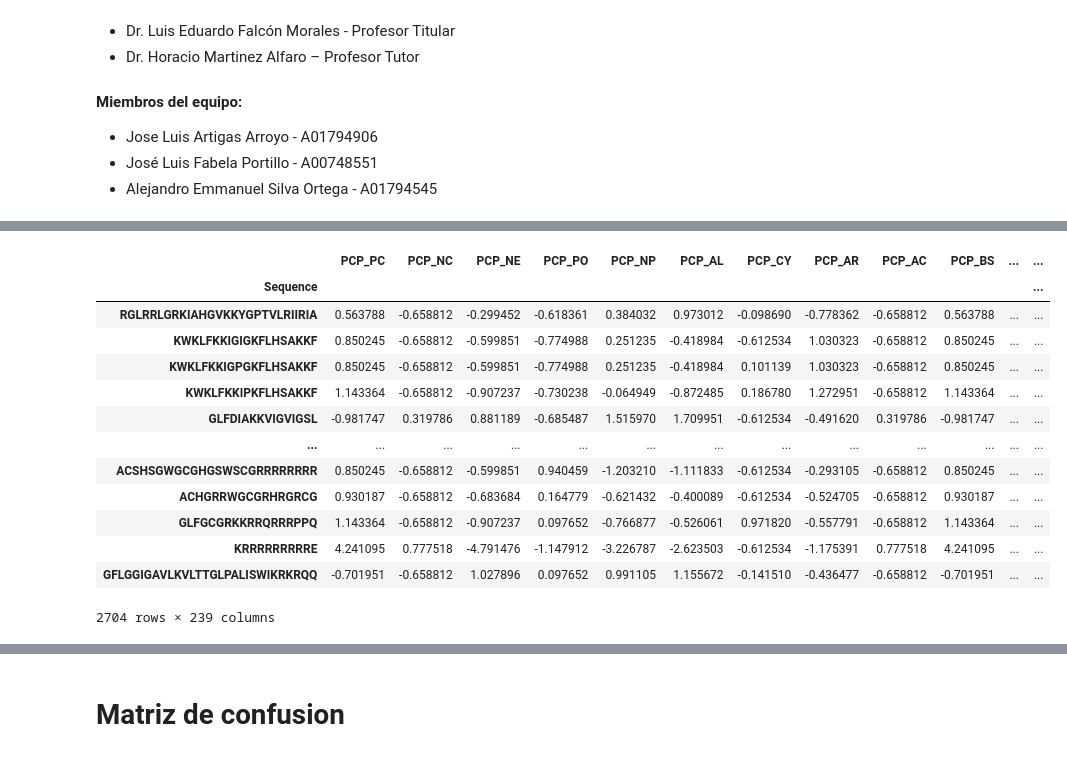
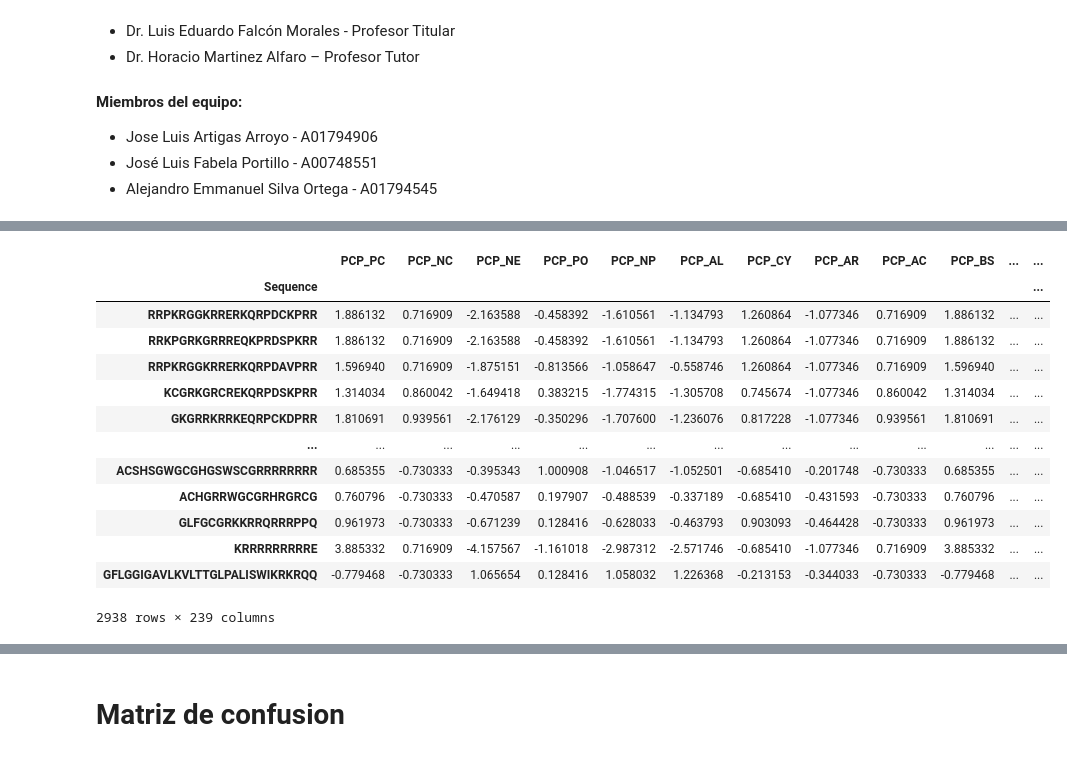
Before and after one commit to A01795375/Proyecto_Integrador_cancer, a Jupyter notebook: notebooks/Avance 5.ipynb, the cells around one changed output, grey strips where cells are left out. Drawn from its saved outputs; the diff is of its cells as text; code cells hidden in the pictures.

```diff
--- a/notebooks/Avance 5.ipynb
+++ b/notebooks/Avance 5.ipynb
@@ -62,21 +64,21 @@ vegf_data
 # %%
-vegf_seqs = pd.read_csv('../data/processed/vegf_processed.csv', index_col='Sequence')
+vegf_seqs = pd.read_csv('../data/processed/vegf_augmented_processed.csv', index_col='Sequence')
 vegf_seqs
 # %% [output]
 |  | PCP_PC | PCP_NC | PCP_NE | PCP_PO | PCP_NP | PCP_AL | PCP_CY | PCP_AR | PCP_AC | PCP_BS | ... | ... |
 | Sequence |  |  |  |  |  |  |  |  |  |  |  | ... |
-| RGLRRLGRKIAHGVKKYGPTVLRIIRIA | 0.563788 | -0.658812 | -0.299452 | -0.618361 | 0.384032 | 0.973012 | -0.098690 | -0.778362 | -0.658812 | 0.563788 | ... | ... |
-| KWKLFKKIGIGKFLHSAKKF | 0.850245 | -0.658812 | -0.599851 | -0.774988 | 0.251235 | -0.418984 | -0.612534 | 1.030323 | -0.658812 | 0.850245 | ... | ... |
-| KWKLFKKIGPGKFLHSAKKF | 0.850245 | -0.658812 | -0.599851 | -0.774988 | 0.251235 | -0.418984 | 0.101139 | 1.030323 | -0.658812 | 0.850245 | ... | ... |
-| KWKLFKKIPKFLHSAKKF | 1.143364 | -0.658812 | -0.907237 | -0.730238 | -0.064949 | -0.872485 | 0.186780 | 1.272951 | -0.658812 | 1.143364 | ... | ... |
-| GLFDIAKKVIGVIGSL | -0.981747 | 0.319786 | 0.881189 | -0.685487 | 1.515970 | 1.709951 | -0.612534 | -0.491620 | 0.319786 | -0.981747 | ... | ... |
+| RRPKRGGKRRERKQRPDCKPRR | 1.886132 | 0.716909 | -2.163588 | -0.458392 | -1.610561 | -1.134793 | 1.260864 | -1.077346 | 0.716909 | 1.886132 | ... | ... |
+| RRKPGRKGRRREQKPRDSPKRR | 1.886132 | 0.716909 | -2.163588 | -0.458392 | -1.610561 | -1.134793 | 1.260864 | -1.077346 | 0.716909 | 1.886132 | ... | ... |
+| RRPKRGGKRRERKQRPDAVPRR | 1.596940 | 0.716909 | -1.875151 | -0.813566 | -1.058647 | -0.558746 | 1.260864 | -1.077346 | 0.716909 | 1.596940 | ... | ... |
+| KCGRKGRCREKQRPDSKPRR | 1.314034 | 0.860042 | -1.649418 | 0.383215 | -1.774315 | -1.305708 | 0.745674 | -1.077346 | 0.860042 | 1.314034 | ... | ... |
+| GKGRRKRRKEQRPCKDPRR | 1.810691 | 0.939561 | -2.176129 | -0.350296 | -1.707600 | -1.236076 | 0.817228 | -1.077346 | 0.939561 | 1.810691 | ... | ... |
 | ... | ... | ... | ... | ... | ... | ... | ... | ... | ... | ... | ... | ... |
-| ACSHSGWGCGHGSWSCGRRRRRRRR | 0.850245 | -0.658812 | -0.599851 | 0.940459 | -1.203210 | -1.111833 | -0.612534 | -0.293105 | -0.658812 | 0.850245 | ... | ... |
-| ACHGRRWGCGRHRGRCG | 0.930187 | -0.658812 | -0.683684 | 0.164779 | -0.621432 | -0.400089 | -0.612534 | -0.524705 | -0.658812 | 0.930187 | ... | ... |
-| GLFGCGRKKRRQRRRPPQ | 1.143364 | -0.658812 | -0.907237 | 0.097652 | -0.766877 | -0.526061 | 0.971820 | -0.557791 | -0.658812 | 1.143364 | ... | ... |
-| KRRRRRRRRRE | 4.241095 | 0.777518 | -4.791476 | -1.147912 | -3.226787 | -2.623503 | -0.612534 | -1.175391 | 0.777518 | 4.241095 | ... | ... |
-| GFLGGIGAVLKVLTTGLPALISWIKRKRQQ | -0.701951 | -0.658812 | 1.027896 | 0.097652 | 0.991105 | 1.155672 | -0.141510 | -0.436477 | -0.658812 | -0.701951 | ... | ... |
+| ACSHSGWGCGHGSWSCGRRRRRRRR | 0.685355 | -0.730333 | -0.395343 | 1.000908 | -1.046517 | -1.052501 | -0.685410 | -0.201748 | -0.730333 | 0.685355 | ... | ... |
+| ACHGRRWGCGRHRGRCG | 0.760796 | -0.730333 | -0.470587 | 0.197907 | -0.488539 | -0.337189 | -0.685410 | -0.431593 | -0.730333 | 0.760796 | ... | ... |
+| GLFGCGRKKRRQRRRPPQ | 0.961973 | -0.730333 | -0.671239 | 0.128416 | -0.628033 | -0.463793 | 0.903093 | -0.464428 | -0.730333 | 0.961973 | ... | ... |
+| KRRRRRRRRRE | 3.885332 | 0.716909 | -4.157567 | -1.161018 | -2.987312 | -2.571746 | -0.685410 | -1.077346 | 0.716909 | 3.885332 | ... | ... |
+| GFLGGIGAVLKVLTTGLPALISWIKRKRQQ | -0.779468 | -0.730333 | 1.065654 | 0.128416 | 1.058032 | 1.226368 | -0.213153 | -0.344033 | -0.730333 | -0.779468 | ... | ... |
-2704 rows × 239 columns
+2938 rows × 239 columns
 # %%
 print(vegf_seqs)
 # %% [output]
```
Also changed, not shown: parts of 16 cells of this notebook, 6 other files.
